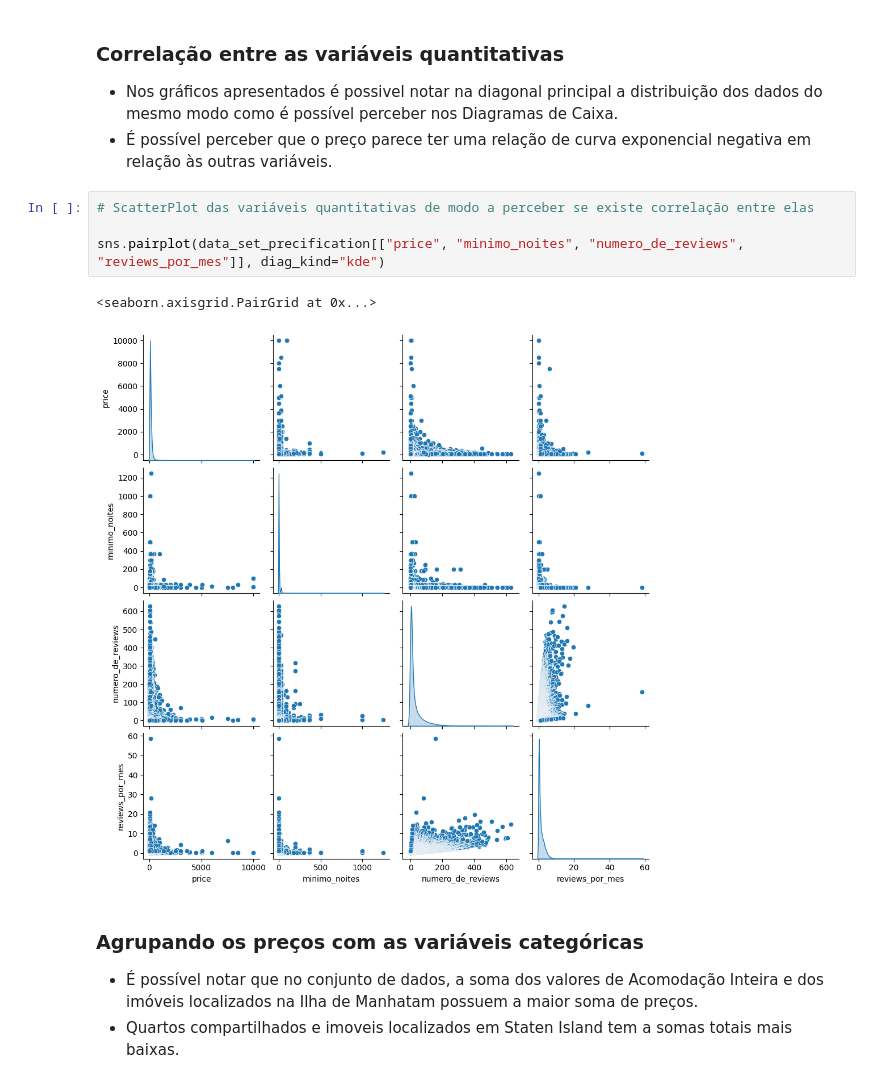
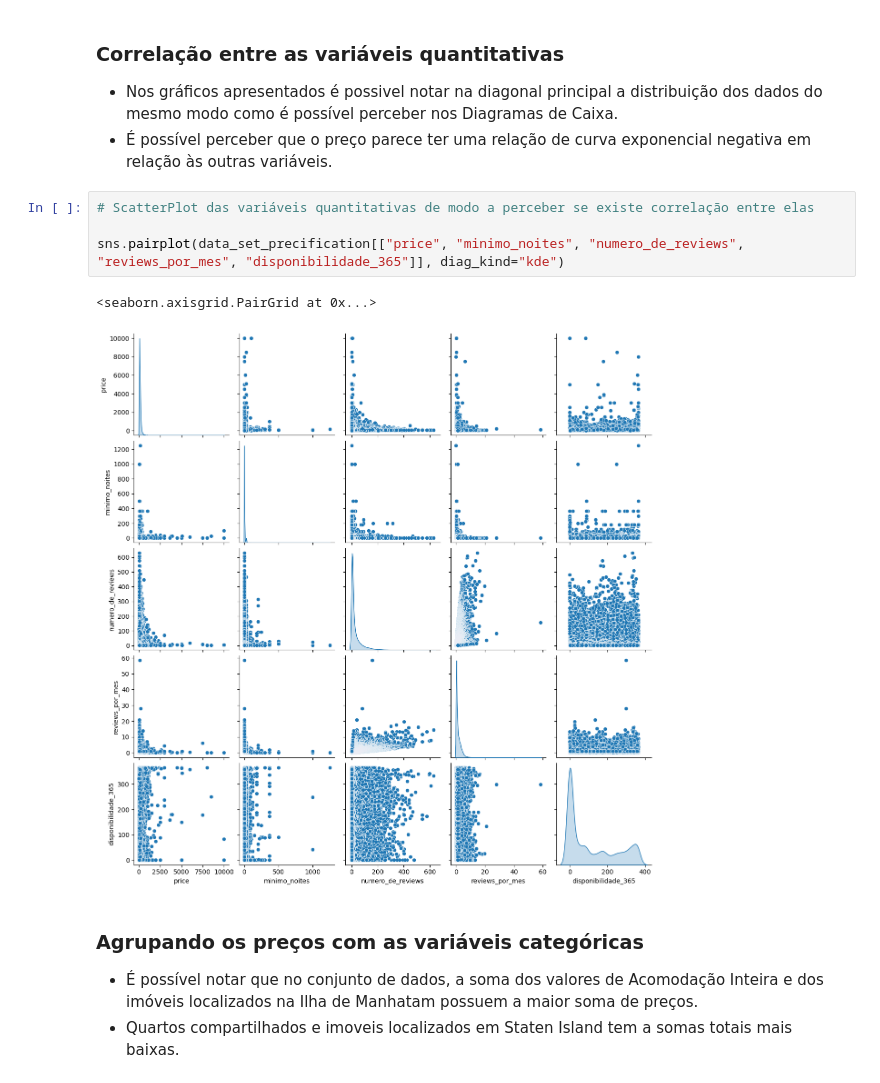
Before and after one commit to matheusdems/Projeto-Indicium, a Jupyter notebook: LH_CD_MATHEUSDEMORAES.ipynb, the cells around one changed output. Cells and saved outputs as stored; diff of their text form.

```diff
--- a/LH_CD_MATHEUSDEMORAES.ipynb
+++ b/LH_CD_MATHEUSDEMORAES.ipynb
@@ -119,10 +119,10 @@ plotarBoxPlots(dict_variaveis_quantitativas, list_variaveis_quantitativas)
 # %%
 # ScatterPlot das variáveis quantitativas de modo a perceber se existe correlação entre elas
 
-sns.pairplot(data_set_precification[["price", "minimo_noites", "numero_de_reviews", "reviews_por_mes"]], diag_kind="kde")
+sns.pairplot(data_set_precification[["price", "minimo_noites", "numero_de_reviews", "reviews_por_mes", "disponibilidade_365"]], diag_kind="kde")
 # %% [output]
 <seaborn.axisgrid.PairGrid at 0x...>
-[figure, old version]
+[figure, new version]
 # %% [markdown]
 ### Agrupando os preços com as variáveis categóricas
 
```
Also changed, not shown: parts of 3 cells of this notebook.
